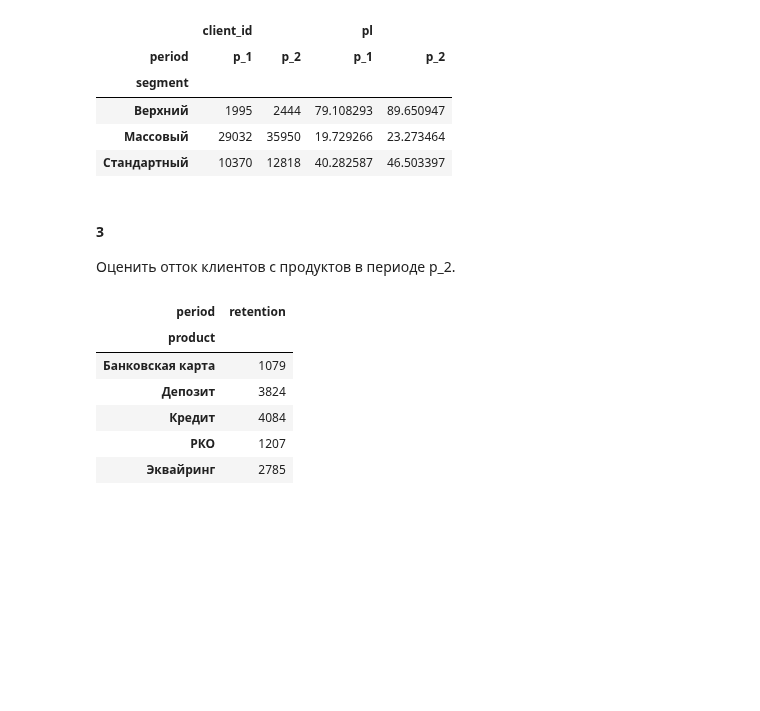
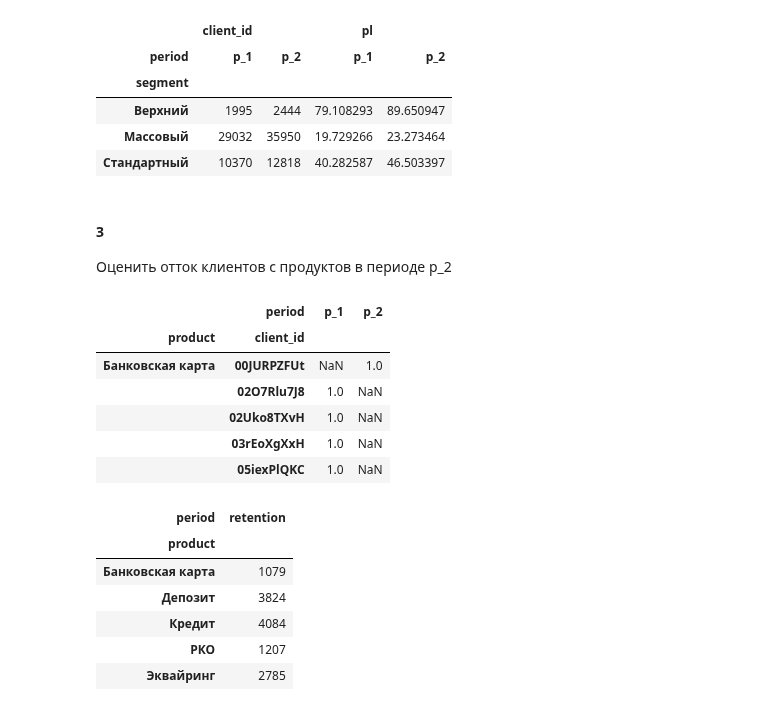
Before and after one commit to gbrs/ipython_notebook_probes, a Jupyter notebook: test_vtb/test_vtb_mine.ipynb, the cells around one changed output. Cells and saved outputs as stored; diff of their text form; code cells hidden in the pictures; blank space fills up the shorter version.

```diff
--- a/test_vtb/test_vtb_mine.ipynb
+++ b/test_vtb/test_vtb_mine.ipynb
@@ -213,9 +213,19 @@ pl_df.pivot_table(['pl', 'client_id'], 'segment', 'period', aggfunc={'pl': 'mean
 | Стандартный | 10370 | 12818 | 40.282587 | 46.503397 |
 # %% [markdown]
 #### 3
-Оценить отток клиентов с продуктов в периоде p_2.
+Оценить отток клиентов с продуктов в периоде p_2
 # %%
 pt = pl_df.pivot_table('segment', ['product', 'client_id'], 'period', aggfunc='count', )
+# %%
+pt.head()
+# %% [output]
+|  | period | p_1 | p_2 |
+| product | client_id |  |  |
+| Банковская карта | 00JURPZFUt | NaN | 1.0 |
+|  | 02O7Rlu7J8 | 1.0 | NaN |
+|  | 02Uko8TXvH | 1.0 | NaN |
+|  | 03rEoXgXxH | 1.0 | NaN |
+|  | 05iexPlQKC | 1.0 | NaN |
 # %%
 pt[pt.p_1.notna() & pt.p_2.isna()]\
 .reset_index()\
```
Also changed, not shown: parts of 4 cells of this notebook.
